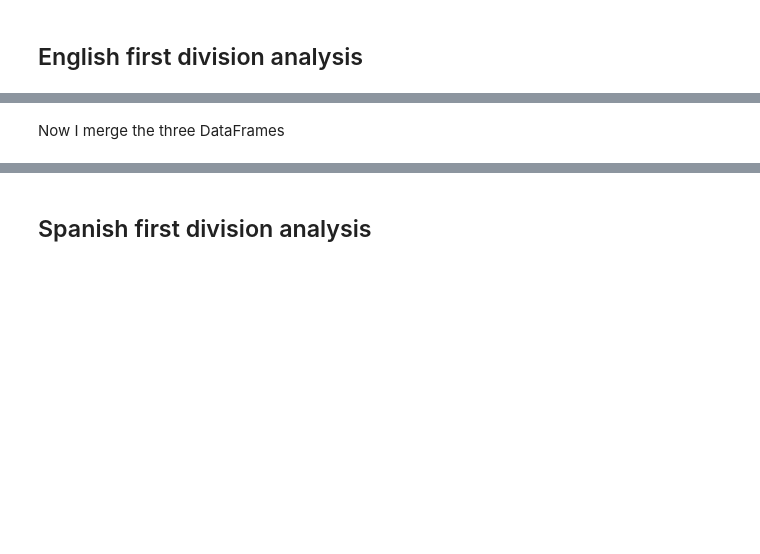
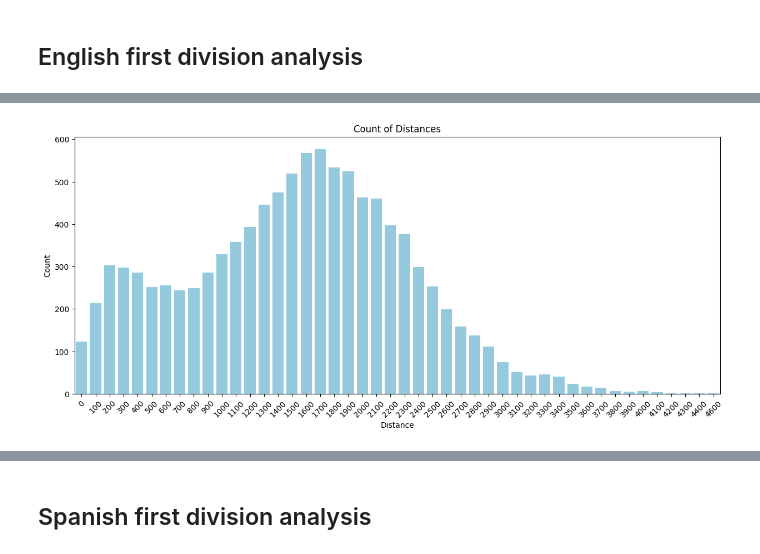
Before and after one commit to PasqualeEsposito/Geospatial_Analytics, a Jupyter notebook: Distances_analysis.ipynb, the cells around one changed output, grey strips where cells are left out. Saved outputs shown, nothing was run; the diff lists cells and outputs as text; code cells hidden in the pictures; blank space fills up the shorter version.

```diff
--- a/Distances_analysis.ipynb
+++ b/Distances_analysis.ipynb
@@ -272,5 +196,13 @@ english_matches_df.rename(columns={'wyId':'matchId'}, inplace=True)
-# %% [markdown]
-Now I merge the three DataFrames
 # %%
-events_players_matches_join_df = pd.merge(english_events_df, players_df, on='playerId', how='left')
+events_players_df = pd.merge(english_events_df, players_df, on='playerId', how='left')
+# %%
+events_players_distances_df = compute_distance(events_players_df)
+# %%
+english_tmp_df = sum_distances(events_players_distances_df)
+# %%
+distances_count = count_distances(english_tmp_df)
+# %%
+plot_histogram(distances_count)
+# %% [output]
+[figure, added]
 # %%
```
Also changed, not shown: parts of 225 cells of this notebook, 1 other file.
